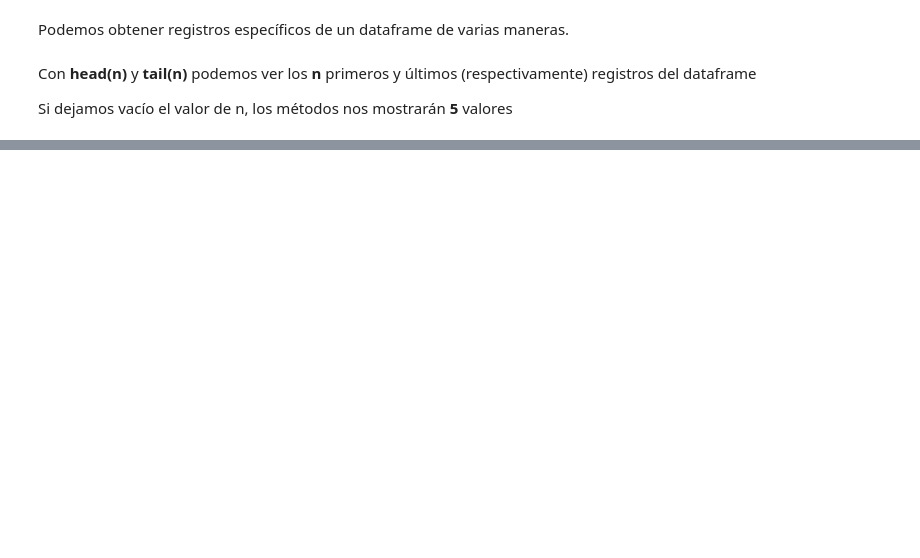
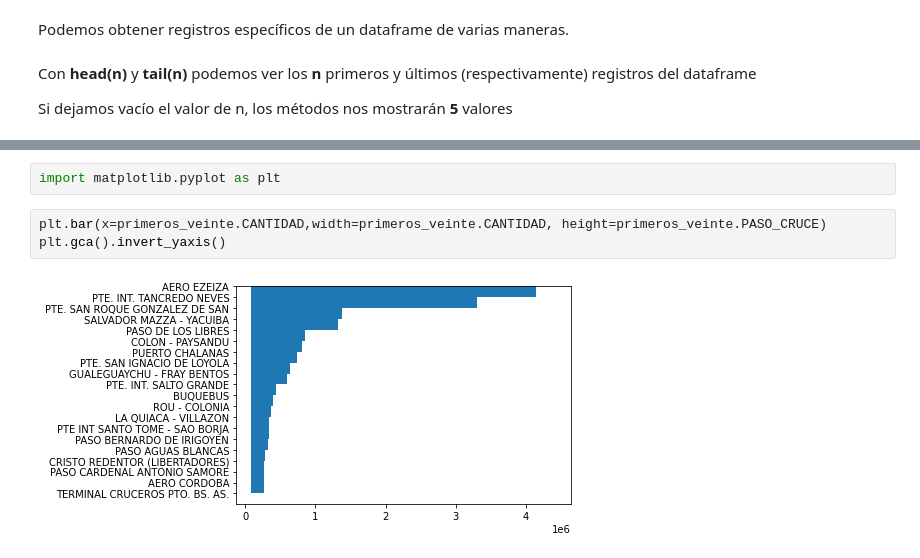
Before and after one commit to informaticaort/4to-bases-de-datos, a Jupyter notebook: DataScience Python/02_Análisis_y_Exploración_con_Pandas.ipynb, the cells around one changed output, grey strips where cells are left out. Drawn from its saved outputs; the diff is of its cells as text; blank space fills up the shorter version.

```diff
--- a/DataScience Python/02_Análisis_y_Exploración_con_Pandas.ipynb
+++ b/DataScience Python/02_Análisis_y_Exploración_con_Pandas.ipynb
@@ -119,0 +275,7 @@ df.tail(10)
+# %%
+import matplotlib.pyplot as plt
+# %%
+plt.bar(x=primeros_veinte.CANTIDAD,width=primeros_veinte.CANTIDAD, height=primeros_veinte.PASO_CRUCE)
+plt.gca().invert_yaxis()
+# %% [output]
+[figure, added]
```
Also changed, not shown: parts of 48 cells of this notebook.
